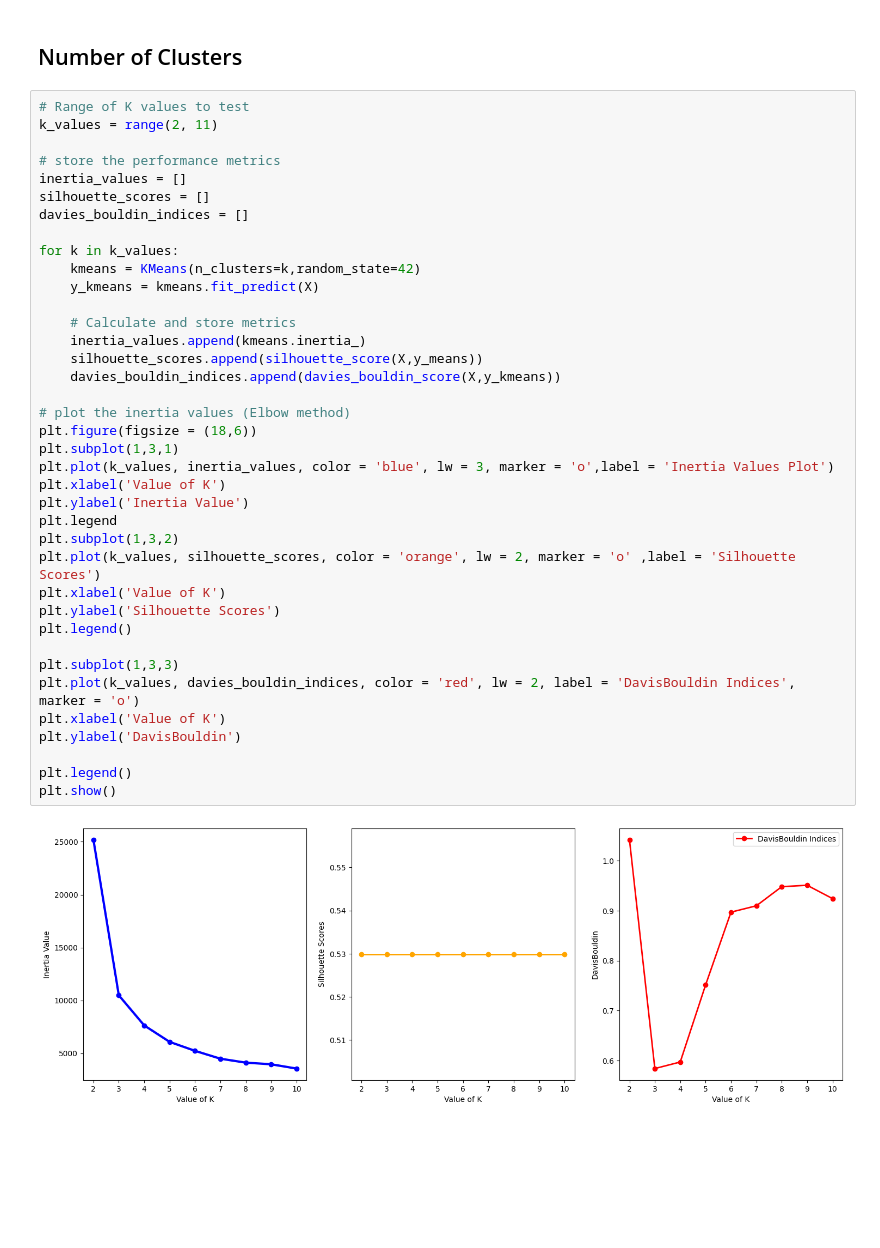
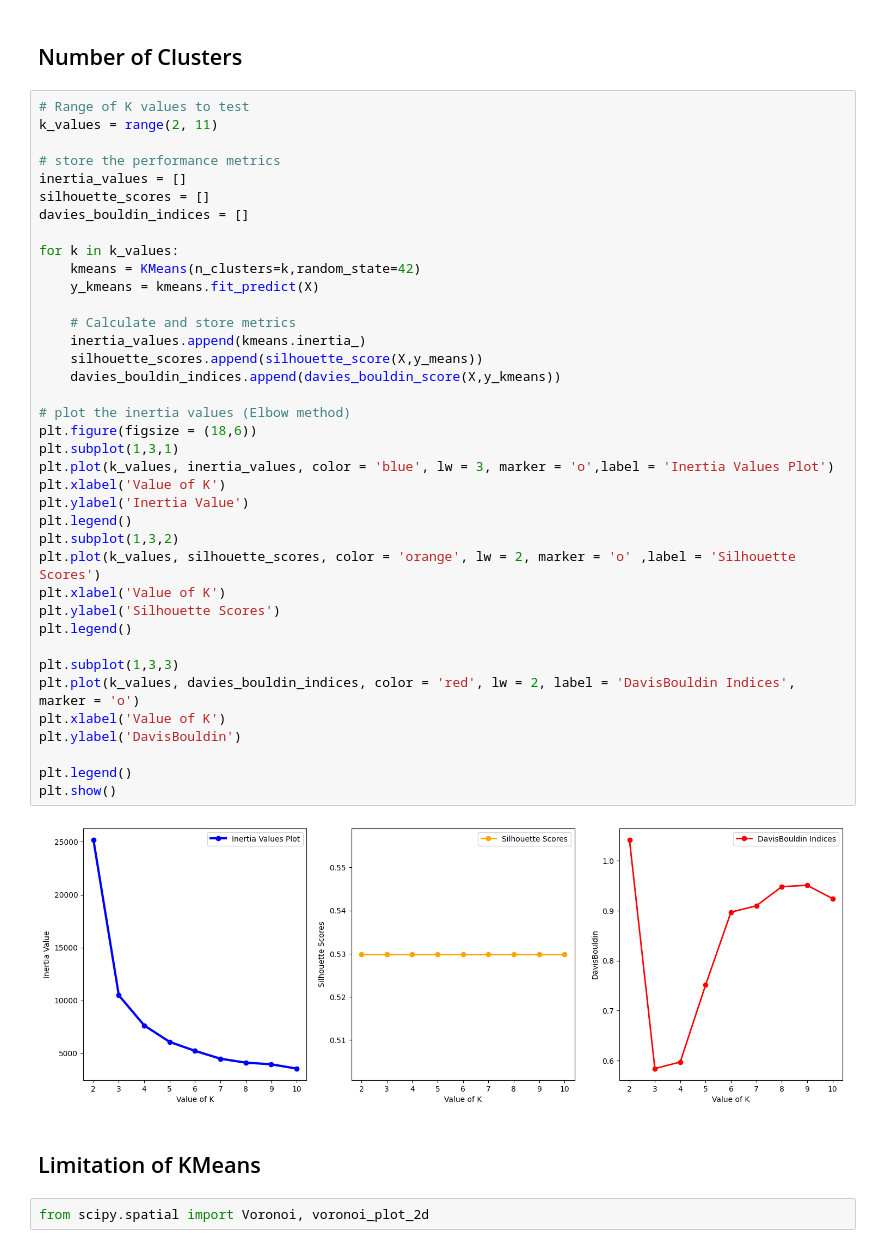
Before and after one commit to Tinonturja/MachineLearning, a Jupyter notebook: Evaluating K_Means Clustering.ipynb, the cells around one changed output. Saved outputs shown, nothing was run; the diff lists cells and outputs as text; blank space fills up the shorter version.

```diff
--- a/Evaluating K_Means Clustering.ipynb
+++ b/Evaluating K_Means Clustering.ipynb
@@ -262,32 +266,36 @@ davies_bouldin_indices = []
 
 for k in k_values:
     kmeans = KMeans(n_clusters=k,random_state=42)
     y_kmeans = kmeans.fit_predict(X)
 
     # Calculate and store metrics
     inertia_values.append(kmeans.inertia_)
     silhouette_scores.append(silhouette_score(X,y_means))
     davies_bouldin_indices.append(davies_bouldin_score(X,y_kmeans))
 
 # plot the inertia values (Elbow method)
 plt.figure(figsize = (18,6))
 plt.subplot(1,3,1)
 plt.plot(k_values, inertia_values, color = 'blue', lw = 3, marker = 'o',label = 'Inertia Values Plot')
 plt.xlabel('Value of K')
 plt.ylabel('Inertia Value')
-plt.legend
+plt.legend()
 plt.subplot(1,3,2)
 plt.plot(k_values, silhouette_scores, color = 'orange', lw = 2, marker = 'o' ,label = 'Silhouette Scores')
 plt.xlabel('Value of K')
 plt.ylabel('Silhouette Scores')
 plt.legend()
 
 plt.subplot(1,3,3)
 plt.plot(k_values, davies_bouldin_indices, color = 'red', lw = 2, label = 'DavisBouldin Indices', marker = 'o')
 plt.xlabel('Value of K')
 plt.ylabel('DavisBouldin')
 
 plt.legend()
 plt.show()
 # %% [output]
-[figure, old version]
+[figure, new version]
+# %% [markdown]
+## Limitation of KMeans
+# %%
+from scipy.spatial import Voronoi, voronoi_plot_2d
```
Also changed, not shown: parts of 6 cells of this notebook.
